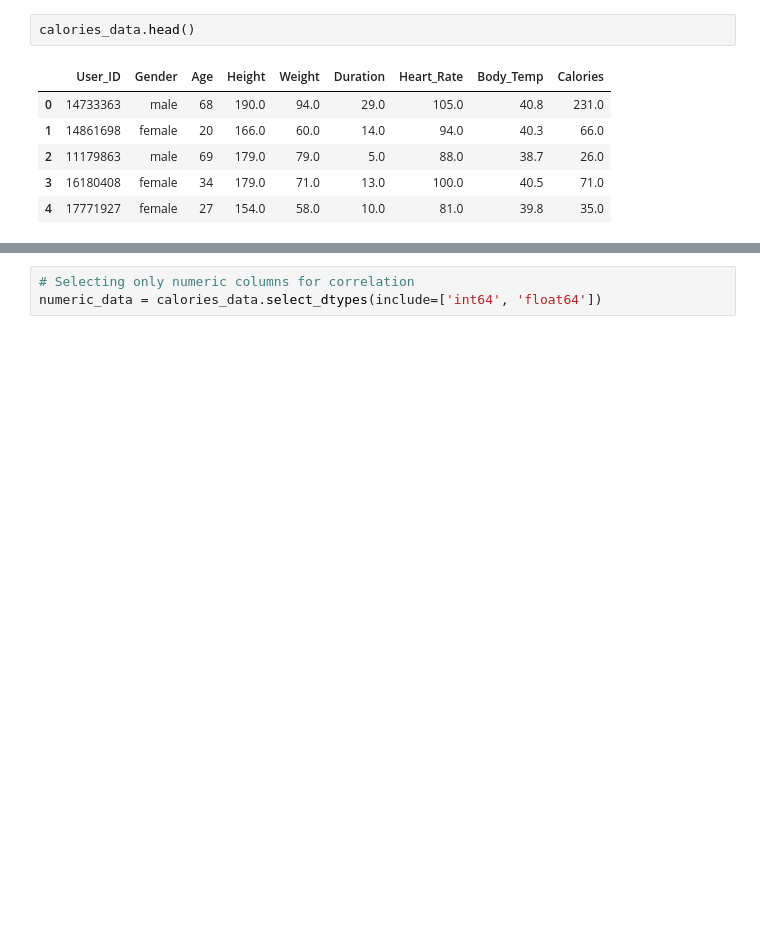
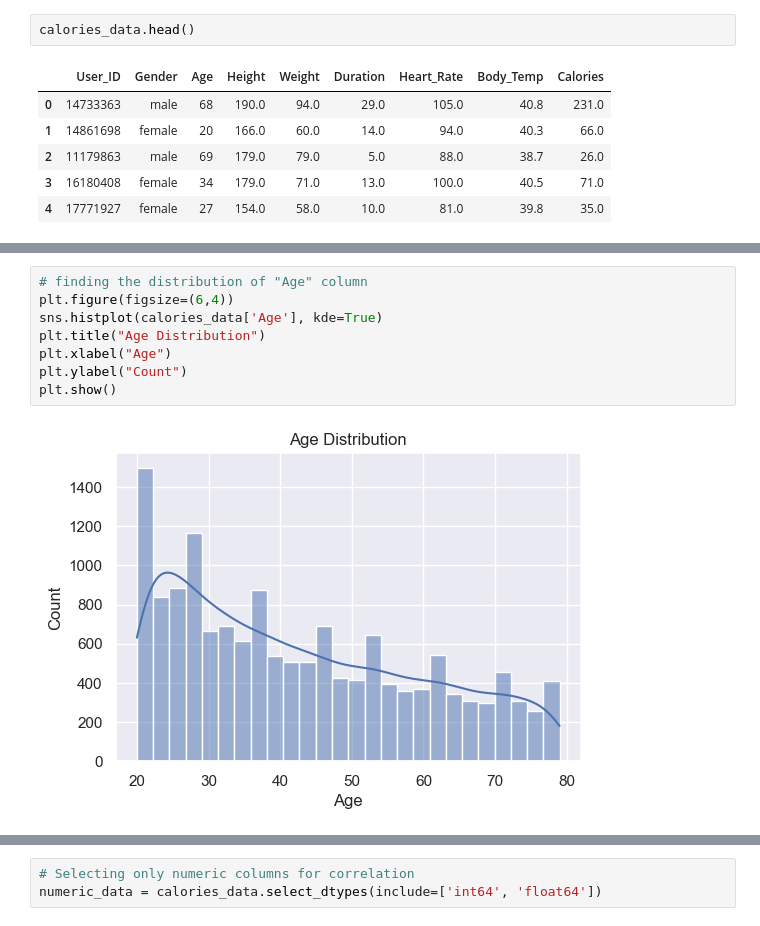
Before and after one commit to rishibanspanigrahi1818-glitch/machine-learning-first-project, a Jupyter notebook: Comparative Analysis of Regression Models for Calorie Burn Prediction Using Physiological Data.ipynb, the cells around one changed output, grey strips where cells are left out. Saved outputs shown, nothing was run; the diff lists cells and outputs as text; blank space fills up the shorter version.

```diff
--- a/Comparative Analysis of Regression Models for Calorie Burn Prediction Using Physiological Data.ipynb
+++ b/Comparative Analysis of Regression Models for Calorie Burn Prediction Using Physiological Data.ipynb
@@ -129,0 +160,10 @@ calories_data.describe()
+# %%
+# finding the distribution of "Age" column
+plt.figure(figsize=(6,4))
+sns.histplot(calories_data['Age'], kde=True)
+plt.title("Age Distribution")
+plt.xlabel("Age")
+plt.ylabel("Count")
+plt.show()
+# %% [output]
+[figure, added]
```
Also changed, not shown: parts of 67 cells of this notebook.
